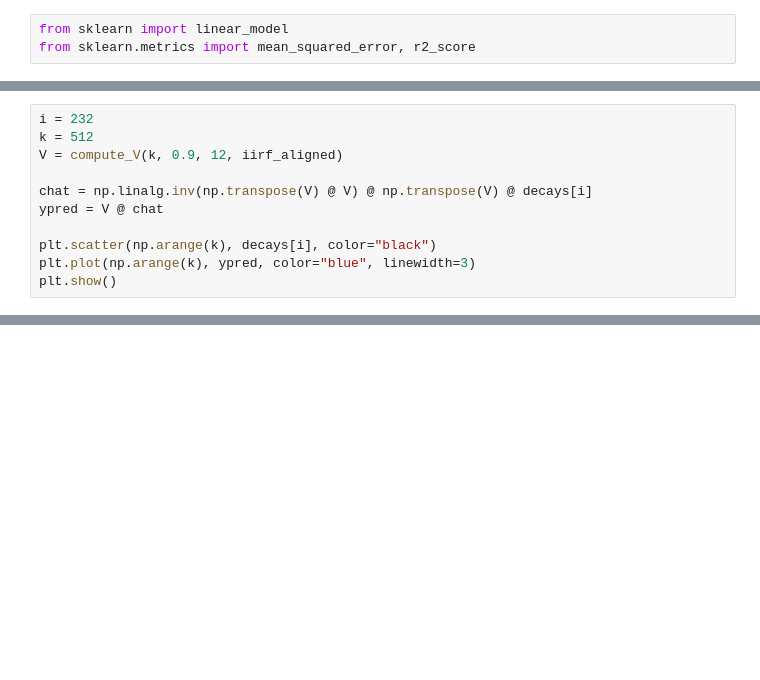
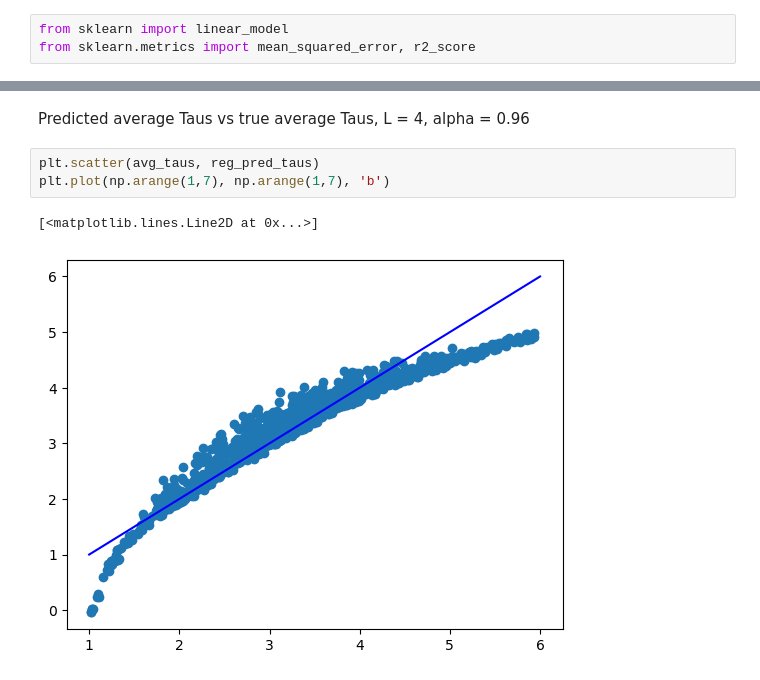
Before and after one commit to saragracebiddle/bioe485_project, a Jupyter notebook: workbook.ipynb, the cells around one changed output, grey strips where cells are left out. Drawn from its saved outputs; the diff is of its cells as text; blank space fills up the shorter version.

```diff
--- a/workbook.ipynb
+++ b/workbook.ipynb
@@ -101,11 +63,0 @@ plt.show()
-# %%
-i = 232
-k = 512
-V = compute_V(k, 0.9, 12, iirf_aligned)
-
-chat = np.linalg.inv(np.transpose(V) @ V) @ np.transpose(V) @ decays[i]
-ypred = V @ chat
-
-plt.scatter(np.arange(k), decays[i], color="black")
-plt.plot(np.arange(k), ypred, color="blue", linewidth=3)
-plt.show()
@@ -158,0 +93,8 @@ print(tauavg)
+# %% [markdown]
+Predicted average Taus vs true average Taus, L = 4, alpha = 0.96
+# %%
+plt.scatter(avg_taus, reg_pred_taus)
+plt.plot(np.arange(1,7), np.arange(1,7), 'b')
+# %% [output]
+[<matplotlib.lines.Line2D at 0x...>]
+[figure, added]
```
Also changed, not shown: parts of 25 cells of this notebook.
